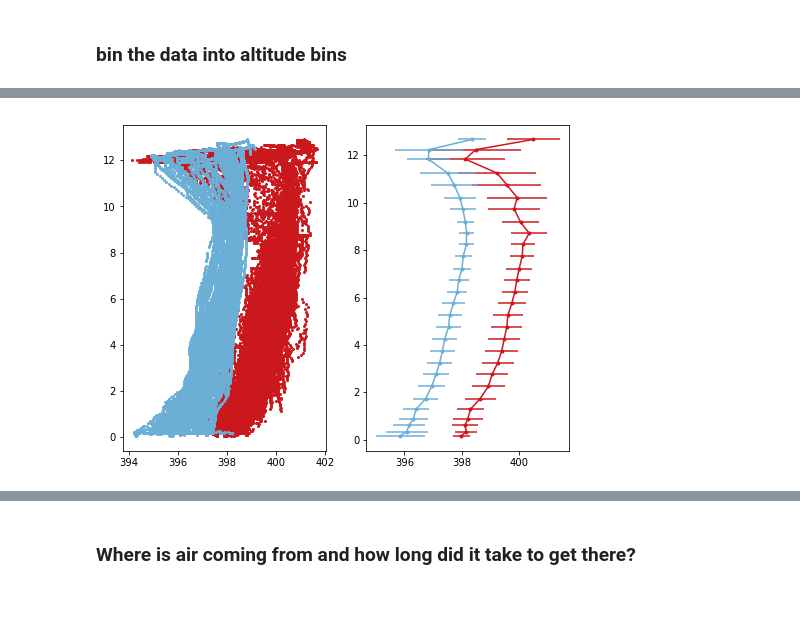
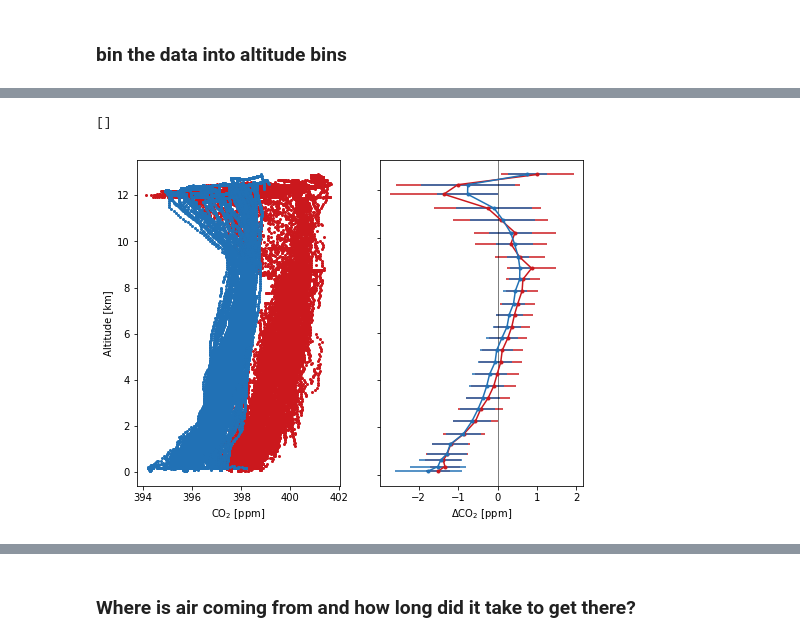
Before and after one commit to matt-long/orcas, a Jupyter notebook: plot_vertical_profile_flights.ipynb, the cells around one changed output, grey strips where cells are left out. Saved outputs shown, nothing was run; the diff lists cells and outputs as text; code cells hidden in the pictures; blank space fills up the shorter version.

```diff
--- a/plot_vertical_profile_flights.ipynb
+++ b/plot_vertical_profile_flights.ipynb
@@ -148,0 +164,7 @@ Wall time: 53.2 s
+# %%
+#normalize_alt = [12.,99.]
+normalize_alt = [7.5,8.5]
+normalize = lambda da: (da -
+                        da.where((da.GGALT_bins>normalize_alt[0]) &
+                                 (da.GGALT_bins<normalize_alt[1])).mean())
+mdl_avg.GGALT_bins
@@ -149,21 +190,31 @@ Wall time: 53.2 s
 # %%
-import colorbrewer
 fig = plt.figure(figsize=(8.,6.))
 vm = 'CO2'
 vo = 'CO2_NOAA'
-color_mdl = colorbrewer.singlehue('blue')[4]
+color_mdl = colorbrewer.singlehue('blue')[2]
 color_obs = colorbrewer.singlehue('red')[2]
 
 ax = fig.add_subplot(121)
 sc = ax.plot(obs[vo],obs.GGALT,'.',markersize=4,color=color_obs)
 sc = ax.plot(mdl[vm],mdl.GGALT,'.',markersize=4,color=color_mdl)
 
+ax.set_xlabel('CO$_2$ [ppm]')
+ax.set_ylabel('Altitude [km]')
+
 ax = fig.add_subplot(122)
-sc = ax.errorbar(obs_avg[vo].values,obs_avg.GGALT.values,
+sc = ax.errorbar(normalize(obs_avg[vo]).values,
+                 obs_avg.GGALT.values,
                  xerr=obs_std[vo].values,
                  fmt='.-',color=color_obs)
-sc = ax.errorbar(mdl_avg[vm].values,mdl_avg.GGALT.values,
+
+sc = ax.errorbar(normalize(mdl_avg[vm]).values,
+                 mdl_avg.GGALT.values,
                  xerr=mdl_std[vm].values,
                  fmt='.-',color=color_mdl)
+
+ax.axvline(0.,linewidth=0.5,color='k')
+ax.set_xlabel('$\Delta$CO$_2$ [ppm]')
+ax.set_yticklabels([])
 # %% [output]
+[]
-[figure, old version]
+[figure, new version]
```
Also changed, not shown: parts of 55 cells of this notebook, 12 other files.
